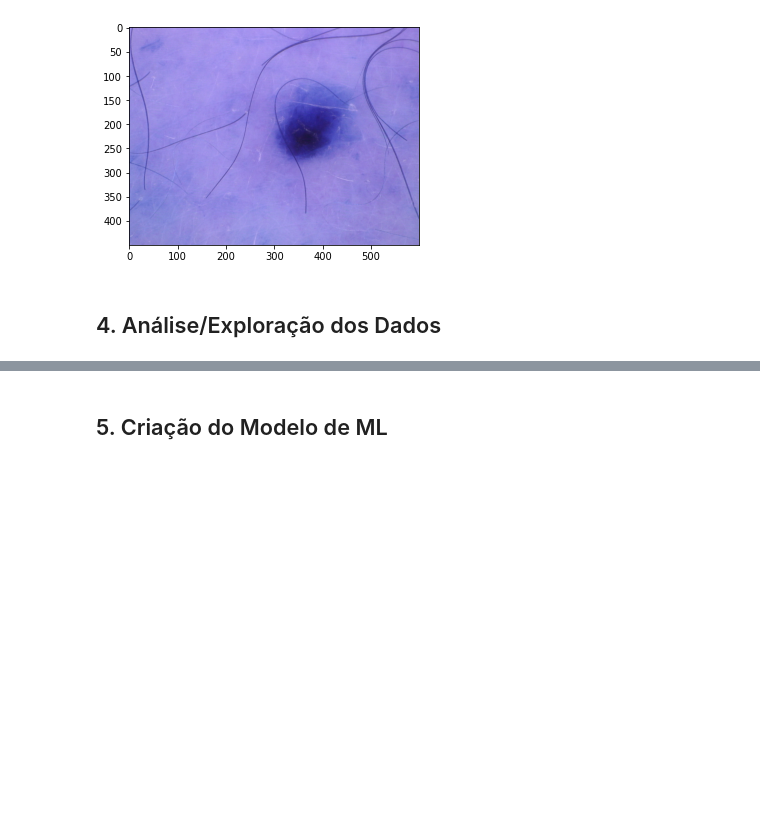
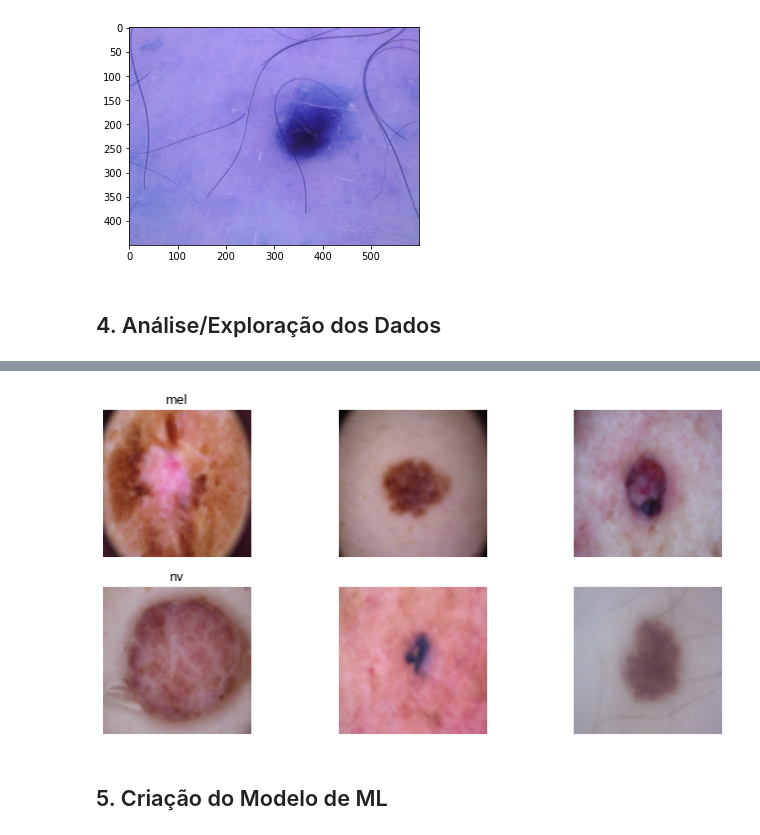
Before and after one commit to cesaraugusto98/TCC_Stricto_Sensu, a Jupyter notebook: Python Scripts.ipynb, the cells around one changed output, grey strips where cells are left out. Cells and saved outputs as stored; diff of their text form; code cells hidden in the pictures; blank space fills up the shorter version.

```diff
--- a/Python Scripts.ipynb
+++ b/Python Scripts.ipynb
@@ -211,4 +199,4 @@ pele_df = pd.read_csv('dataset_final/classificacao_dataset.csv')
 print(pele_df.head())
 np.random.seed(42)
 
-SIZE=32
+SIZE=64
@@ -240,2 +210,2 @@ print(pele_df['label'].value_counts())
 # %%
-new_pele_df = pele_df.copy()
+pele_df_img = pele_df.copy()
@@ -260,14 +212,9 @@ pele_df_balanceado = pd.concat([df_mel_balanceado, df_nv_balanceado])
 # %%
-#pele_df_balanceado
-#Now time to read images based on image ID from the CSV file
-#This is the safest way to read images as it ensures the right image is read for the right ID
-print(pele_df_balanceado['label'].value_counts())
-
 image_path = {os.path.splitext(os.path.basename(x))[0]: x
                      for x in glob(os.path.join('dataset_final', '*', '*.jpg'))}
 #Define the path and add as a new column
-pele_df_balanceado['path'] = pele_df['image_id'].map(image_path.get)
+pele_df_img['path'] = pele_df['image_id'].map(image_path.get)
 #Use the path to read images.
-pele_df_balanceado['imagem'] = pele_df_balanceado['path'].map(lambda x: np.asarray(Image.open(x).resize((SIZE,SIZE))))
+pele_df_img['imagem'] = pele_df_img['path'].map(lambda x: np.asarray(Image.open(x).resize((SIZE,SIZE))))
 
-pele_df_balanceado.head()
+pele_df_img.head()
@@ -290,19 +228,13 @@ pele_df_nao_balanceado.head()
 # %%
 num_exemplos = 3
 
 # Plot
 fig, m_axs = plt.subplots(2, num_exemplos, figsize = (4*num_exemplos, 2*3))
 for n_axs, (type_name, type_rows) in zip(m_axs,
-                                         pele_df_balanceado.sort_values(['type']).groupby('type')):
+                                         pele_df_img.sort_values(['type']).groupby('type')):
     n_axs[0].set_title(type_name)
     for c_ax, (_, c_row) in zip(n_axs, type_rows.sample(num_exemplos, random_state=1234).iterrows()):
         c_ax.imshow(c_row['imagem'])
         c_ax.axis('off')
-
-fig, m_axs = plt.subplots(2, num_exemplos, figsize = (4*num_exemplos, 2*3))
-for n_axs, (type_name, type_rows) in zip(m_axs,
-                                         pele_df_nao_balanceado.sort_values(['type']).groupby('type')):
-    n_axs[0].set_title(type_name)
-    for c_ax, (_, c_row) in zip(n_axs, type_rows.sample(num_exemplos, random_state=1234).iterrows()):
-        c_ax.imshow(c_row['imagem'])
-        c_ax.axis('off')
+# %% [output]
+[figure, added]
```
Also changed, not shown: parts of 96 cells of this notebook, 18 other files.
